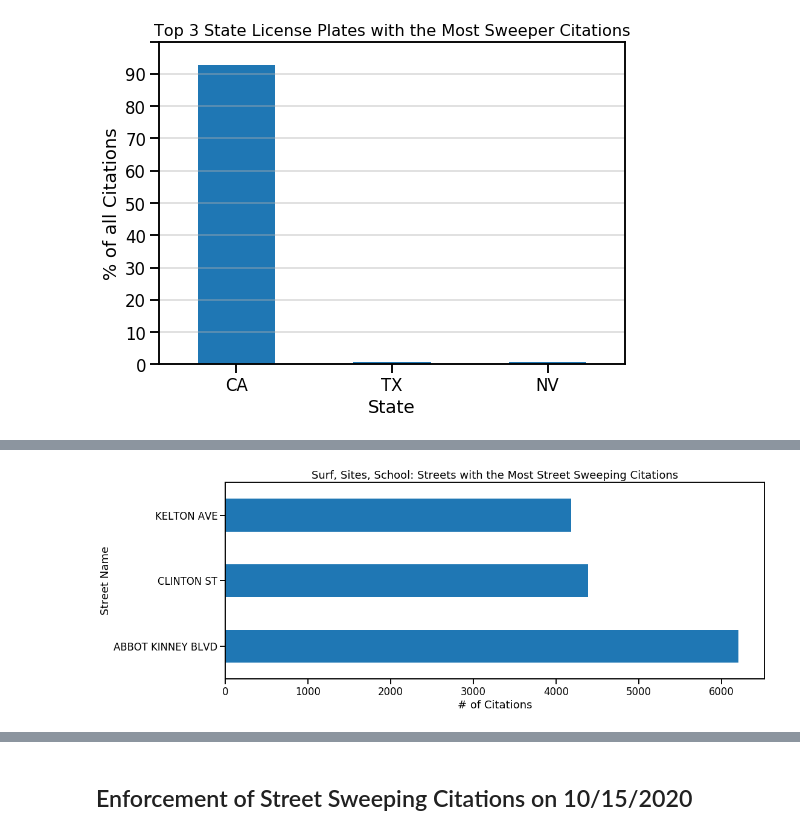
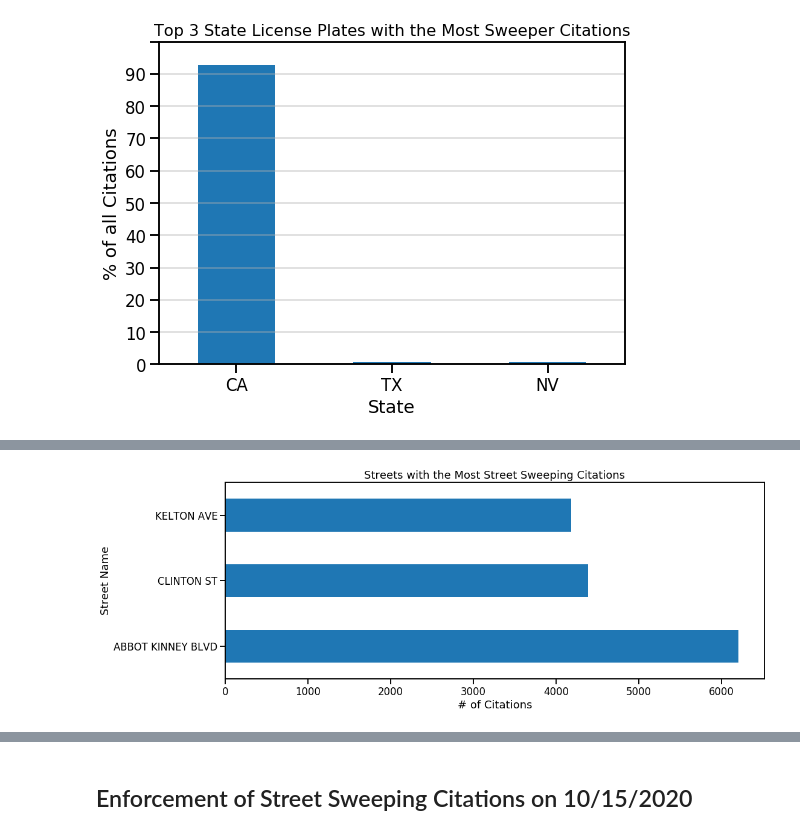
Before and after one commit to Promeos/LADOT-COVID19-enforcement, a Jupyter notebook: MVP.ipynb, the cells around one changed output, grey strips where cells are left out. Cells and saved outputs as stored; diff of their text form; code cells hidden in the pictures.

```diff
--- a/MVP.ipynb
+++ b/MVP.ipynb
@@ -284,11 +284,12 @@ Most parking violations occur near the beach, downtown/Hollywood Blvd., and the
 # %%
 sns.set_context('talk')
 
 # Removing the street number and white space from the address
 df_citations.location.str.replace('^[\d+]{2,}', '').str.strip().value_counts().nlargest(3).plot.barh(figsize=(16, 6))
 
-plt.title('Surf, Sites, School: Streets with the Most Street Sweeping Citations')
+# Chart formatting
+plt.title('Streets with the Most Street Sweeping Citations')
 plt.xlabel('# of Citations')
 plt.ylabel('Street Name');
 # %% [output]
-[figure, old version]
+[figure, new version]
```
Also changed, not shown: parts of 15 cells of this notebook.
